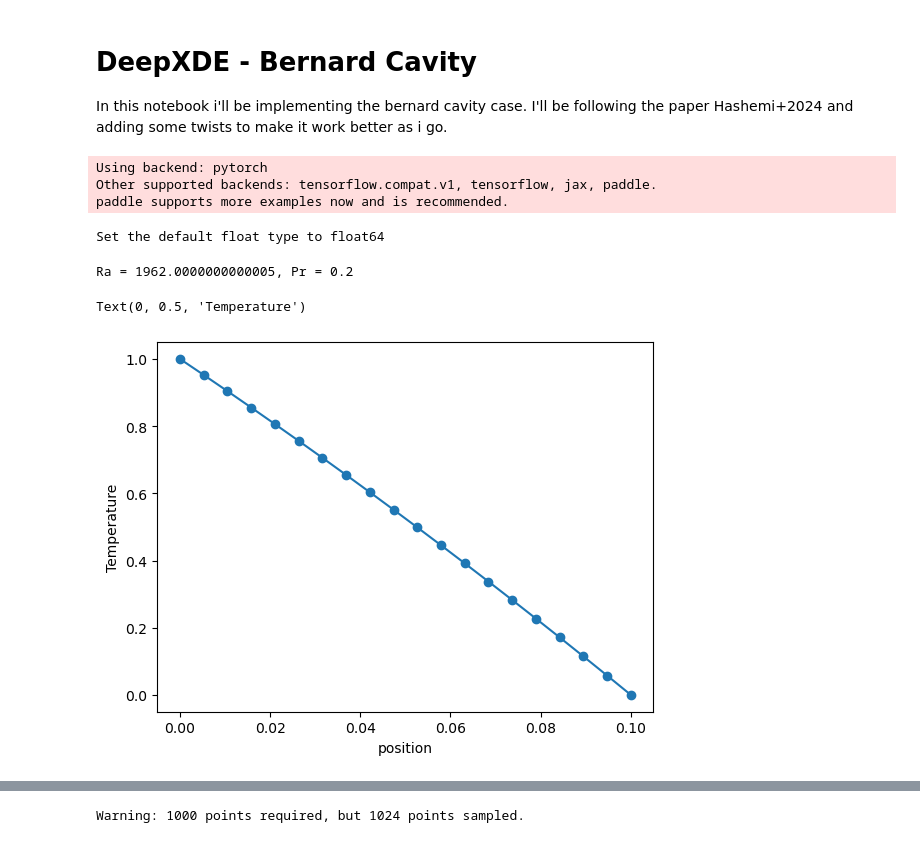
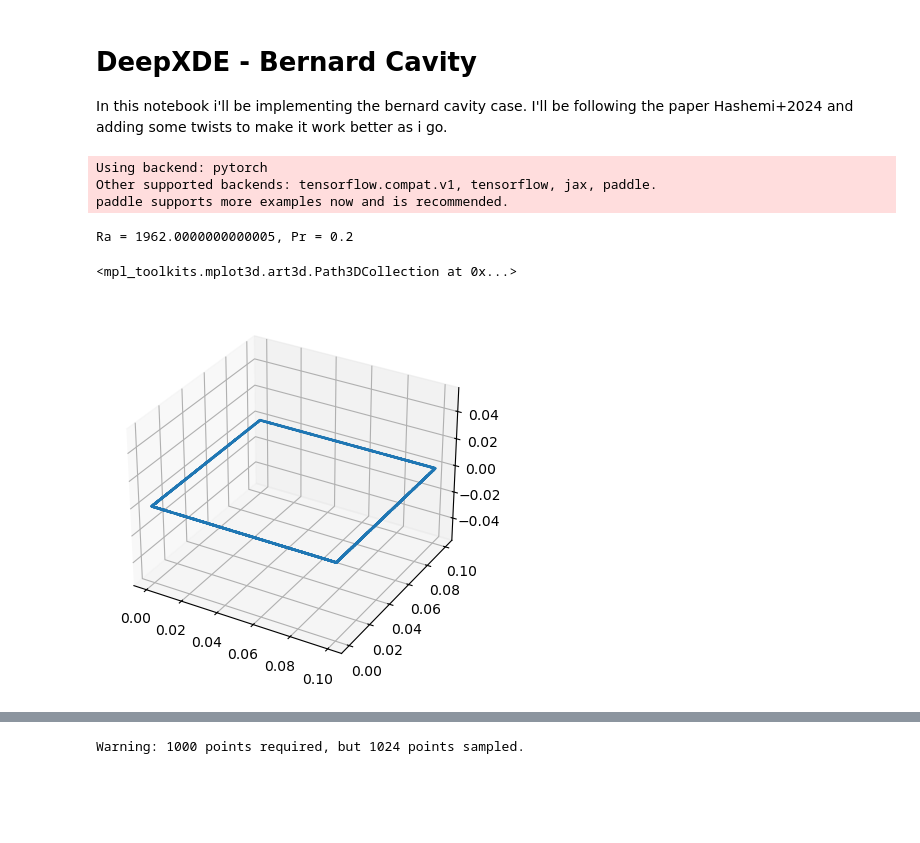
Before and after one commit to jpssrocha/pinn-ns-experiments, a Jupyter notebook: experiments/time-dependent-bernard-cell/deepxde_thermal_cavity_transient.ipynb, the cells around one changed output, grey strips where cells are left out. Saved outputs shown, nothing was run; the diff lists cells and outputs as text; code cells hidden in the pictures; blank space fills up the shorter version.

```diff
--- a/experiments/unsupervised-bernard-cell-pinn/deepxde_thermal_cavity.ipynb
+++ b/experiments/time-dependent-bernard-cell/deepxde_thermal_cavity_transient.ipynb
@@ -11,12 +11,11 @@ import matplotlib.pyplot as plt
 
 
 
-dde.config.set_default_float("float64")
+# dde.config.set_default_float("float64")
 # %% [output]
 Using backend: pytorch
 Other supported backends: tensorflow.compat.v1, tensorflow, jax, paddle.
 paddle supports more examples now and is recommended.
-Set the default float type to float64
 # %%
 rho = 1
 mu = 0.001
@@ -40,17 +39,17 @@ Pr = mu/(rho*alpha)
 print(f"{Ra = }, {Pr = }")
 # %% [output]
 Ra = 1962.0000000000005, Pr = 0.2
-# %%
-xs = np.linspace(0, D, 20)
-
-Ts = xs/D*(S0 + (D - xs)) + S_bottom * (D - xs)/D
-
-plt.plot(xs, Ts, "o-")
-plt.xlabel("position")
-plt.ylabel("Temperature")
-# %% [output]
-Text(0, 0.5, 'Temperature')
-[figure, removed]
+# %%
+fig = plt.figure()
+ax = fig.add_subplot(111, projection='3d')
+
+
+x, y, t = geomtime.random_boundary_points(10000).T
+
+plt.scatter(y, x, t)
+# %% [output]
+<mpl_toolkits.mplot3d.art3d.Path3DCollection at 0x...>
+[figure, added]
 # %%
 # Define geometry
 
```
Also changed, not shown: parts of 6 cells of this notebook, 4 other files.
